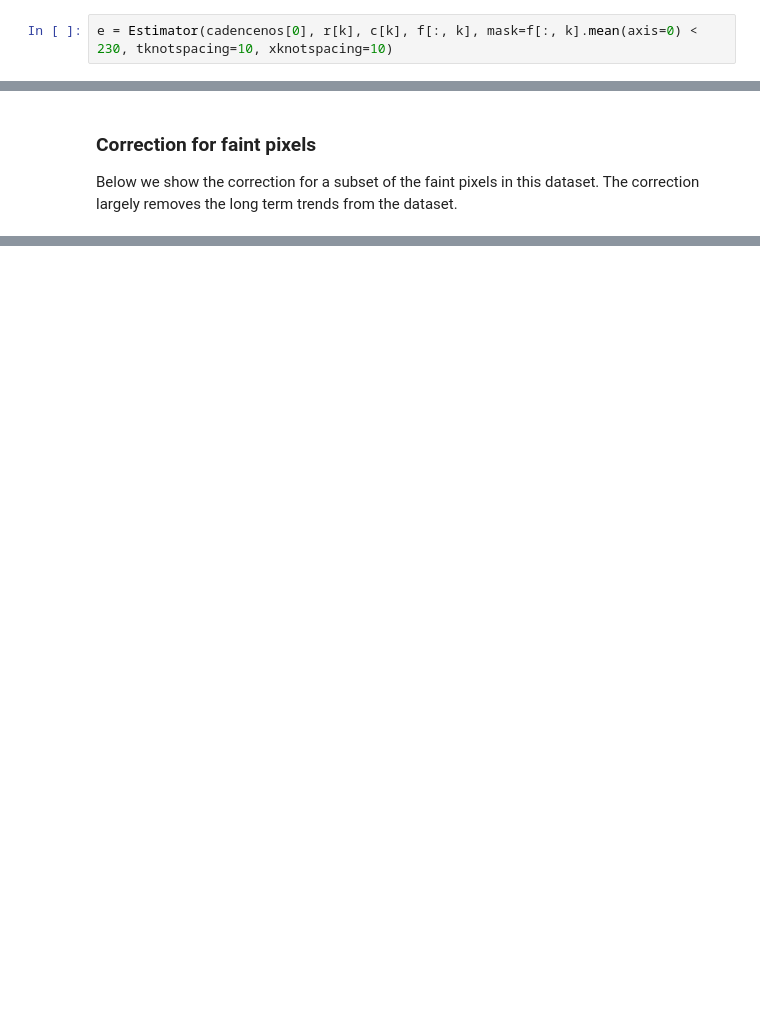
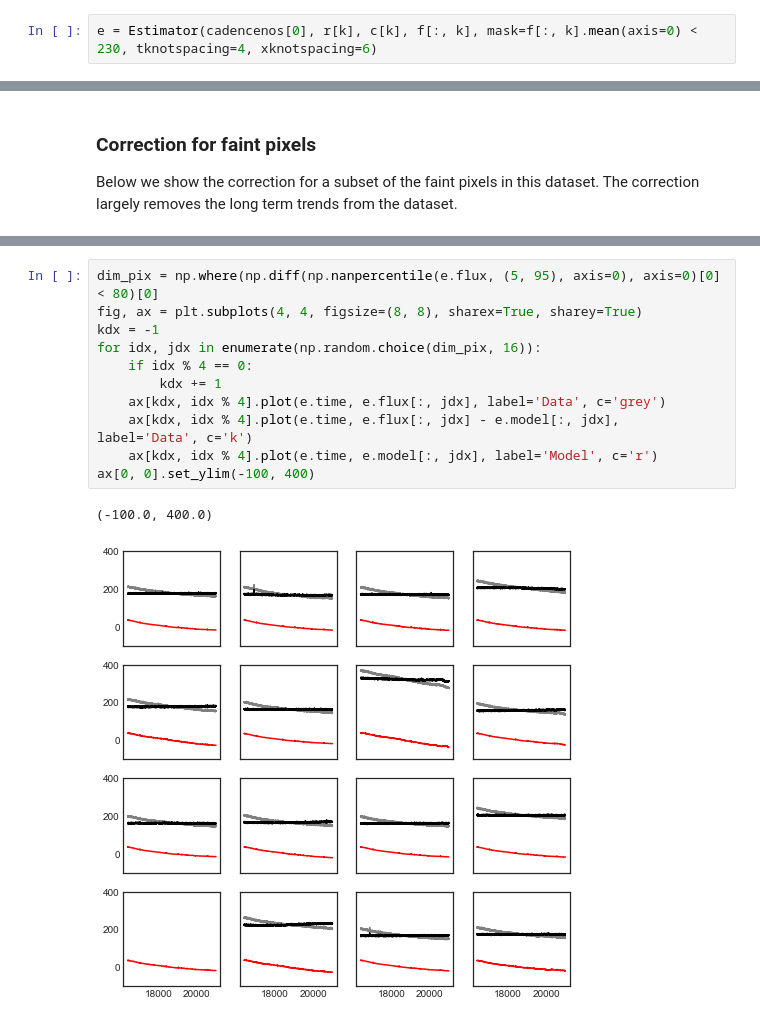
Before and after one commit to SSDataLab/kbackground, a Jupyter notebook: docs/example-with-tpfs.ipynb, the cells around one changed output, grey strips where cells are left out. Cells and saved outputs as stored; diff of their text form; blank space fills up the shorter version.

```diff
--- a/docs/example-with-tpfs.ipynb
+++ b/docs/example-with-tpfs.ipynb
@@ -32,5 +35,5 @@ Next we can build the `Estimator` object, passing in the row, column, and flux v
 r, c, f = np.hstack(rows), np.hstack(columns), np.hstack(fluxs)
 k = np.isfinite(f).all(axis=0)
 # %%
-e = Estimator(cadencenos[0], r[k], c[k], f[:, k], mask=f[:, k].mean(axis=0) < 230, tknotspacing=10, xknotspacing=10)
+e = Estimator(cadencenos[0], r[k], c[k], f[:, k], mask=f[:, k].mean(axis=0) < 230, tknotspacing=4, xknotspacing=6)
 # %% [output]
@@ -70,0 +119,14 @@ for idx, jdx in enumerate(np.random.choice(dim_pix, 16)):
+# %%
+dim_pix = np.where(np.diff(np.nanpercentile(e.flux, (5, 95), axis=0), axis=0)[0] < 80)[0]
+fig, ax = plt.subplots(4, 4, figsize=(8, 8), sharex=True, sharey=True)
+kdx = -1
+for idx, jdx in enumerate(np.random.choice(dim_pix, 16)):
+    if idx % 4 == 0:
+        kdx += 1
+    ax[kdx, idx % 4].plot(e.time, e.flux[:, jdx], label='Data', c='grey')
+    ax[kdx, idx % 4].plot(e.time, e.flux[:, jdx] - e.model[:, jdx], label='Data', c='k')
+    ax[kdx, idx % 4].plot(e.time, e.model[:, jdx], label='Model', c='r')
+ax[0, 0].set_ylim(-100, 400)
+# %% [output]
+(-100.0, 400.0)
+[figure, added]
```
Also changed, not shown: parts of 38 cells of this notebook, 1 other file.
